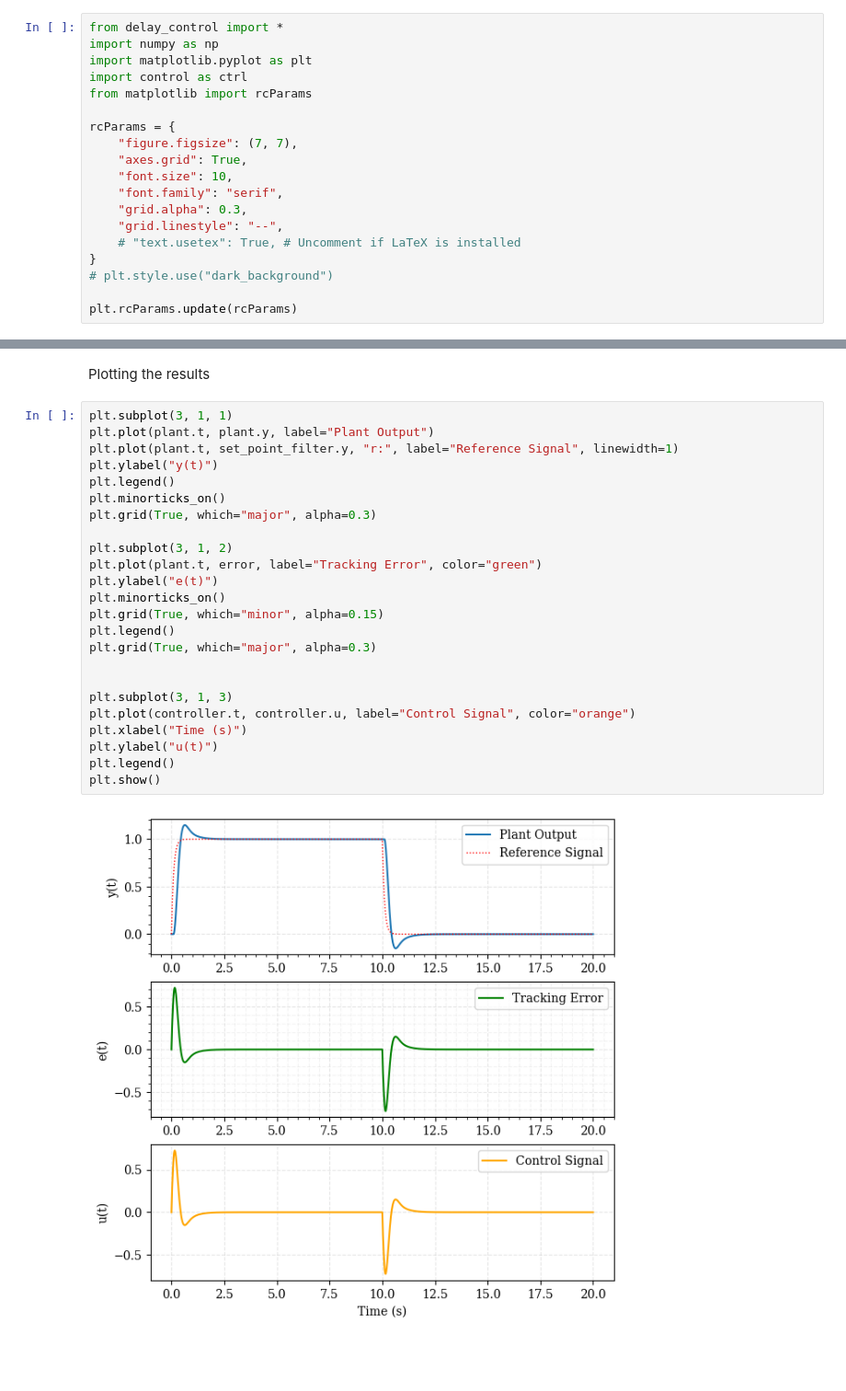
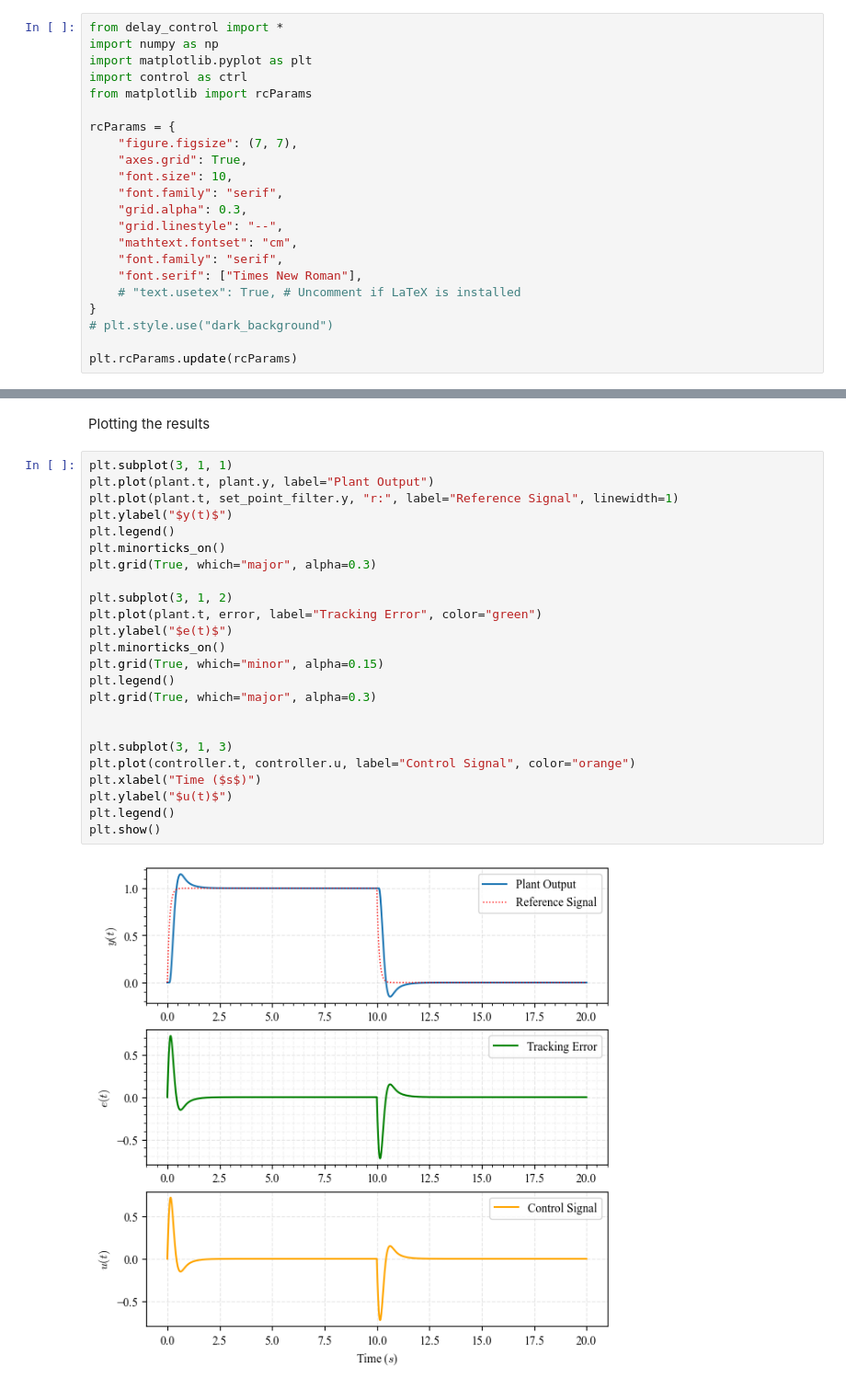
Before and after one commit to vkbharatv/Non-linear-and-Adaptive-Control-Design, a Jupyter notebook: DelayControlSystem/test.ipynb, the cells around one changed output, grey strips where cells are left out. Shown at 92% size. Cells and saved outputs as stored; diff of their text form; blank space fills up the shorter version.

```diff
--- a/DelayControlSystem/test.ipynb
+++ b/DelayControlSystem/test.ipynb
@@ -12,6 +12,9 @@ rcParams = {
     "font.family": "serif",
     "grid.alpha": 0.3,
     "grid.linestyle": "--",
+    "mathtext.fontset": "cm",
+    "font.family": "serif",
+    "font.serif": ["Times New Roman"],
     # "text.usetex": True, # Uncomment if LaTeX is installed
 }
 # plt.style.use("dark_background")
@@ -66,26 +69,26 @@ Plotting the results
 # %%
 plt.subplot(3, 1, 1)
 plt.plot(plant.t, plant.y, label="Plant Output")
 plt.plot(plant.t, set_point_filter.y, "r:", label="Reference Signal", linewidth=1)
-plt.ylabel("y(t)")
+plt.ylabel("$y(t)$")
 plt.legend()
 plt.minorticks_on()
 plt.grid(True, which="major", alpha=0.3)
 
 plt.subplot(3, 1, 2)
 plt.plot(plant.t, error, label="Tracking Error", color="green")
-plt.ylabel("e(t)")
+plt.ylabel("$e(t)$")
 plt.minorticks_on()
 plt.grid(True, which="minor", alpha=0.15)
 plt.legend()
 plt.grid(True, which="major", alpha=0.3)
 
 
 plt.subplot(3, 1, 3)
 plt.plot(controller.t, controller.u, label="Control Signal", color="orange")
-plt.xlabel("Time (s)")
-plt.ylabel("u(t)")
+plt.xlabel("Time ($s$)")
+plt.ylabel("$u(t)$")
 plt.legend()
 plt.show()
 # %% [output]
-[figure, old version]
+[figure, new version]
```
Also changed, not shown: 1 other file.
